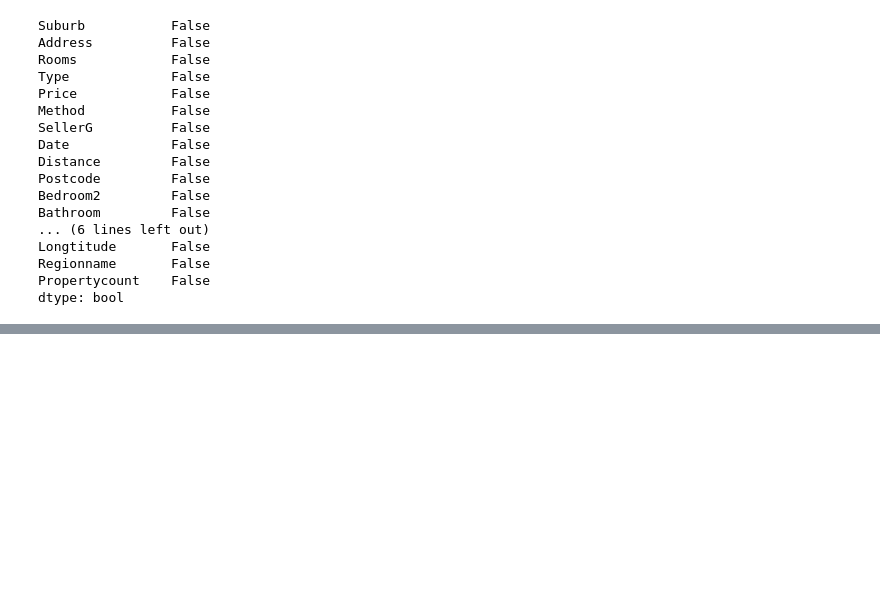
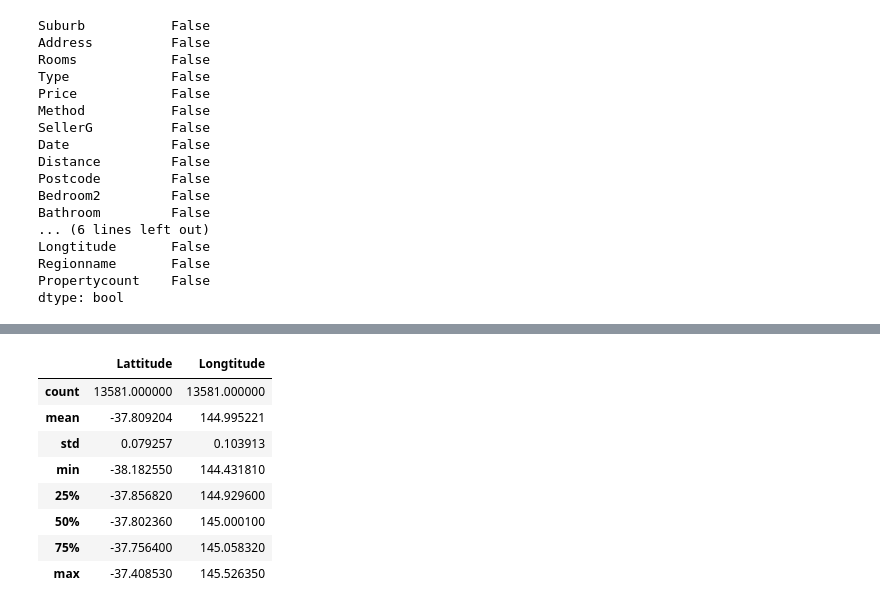
Before and after one commit to PrNth4676/PythonTutorials, a Jupyter notebook: Cleaning_Datasets.ipynb, the cells around one changed output, grey strips where cells are left out. Saved outputs shown, nothing was run; the diff lists cells and outputs as text; code cells hidden in the pictures; blank space fills up the shorter version.

```diff
--- a/Cleaning_Datasets.ipynb
+++ b/Cleaning_Datasets.ipynb
@@ -125,0 +227,4 @@ dtype: bool
+# %%
+#About 18% of rows have data which has more than 5 columns having missing values and those can be removed.
+#Hence, we retain only those rows which has missing values not more than 5 columns
+df = df[df.isnull().sum(axis=1)<=5]
@@ -125,0 +255,4 @@ dtype: bool
+# %%
+#We still have the Price column for which the missing values is 20% of data.
+#It's a percentage which can be removed.
+df = df[~np.isnan(df['Price'])]
@@ -125,0 +296,4 @@ dtype: bool
+# %%
+#The mean is skewed here and cannot be used for imputation
+#Hence, rows having landsize as null cannot be used and can be safely removed.
+df = df[~np.isnan(df.Landsize)]
@@ -125,0 +326,15 @@ dtype: bool
+# %%
+#lets now go for imputation with rows having very less null values
+#Let's go for latitude and longitude
+#Notice, loc is used here for indexing the dataframe
+df.loc[:,['Lattitude', 'Longtitude']].describe()
+# %% [output]
+|  | Lattitude | Longtitude |
+| count | 13581.000000 | 13581.000000 |
+| mean | -37.809204 | 144.995221 |
+| std | 0.079257 | 0.103913 |
+| min | -38.182550 | 144.431810 |
+| 25% | -37.856820 | 144.929600 |
+| 50% | -37.802360 | 145.000100 |
+| 75% | -37.756400 | 145.058320 |
+| max | -37.408530 | 145.526350 |
```
Also changed, not shown: parts of 26 cells of this notebook.
